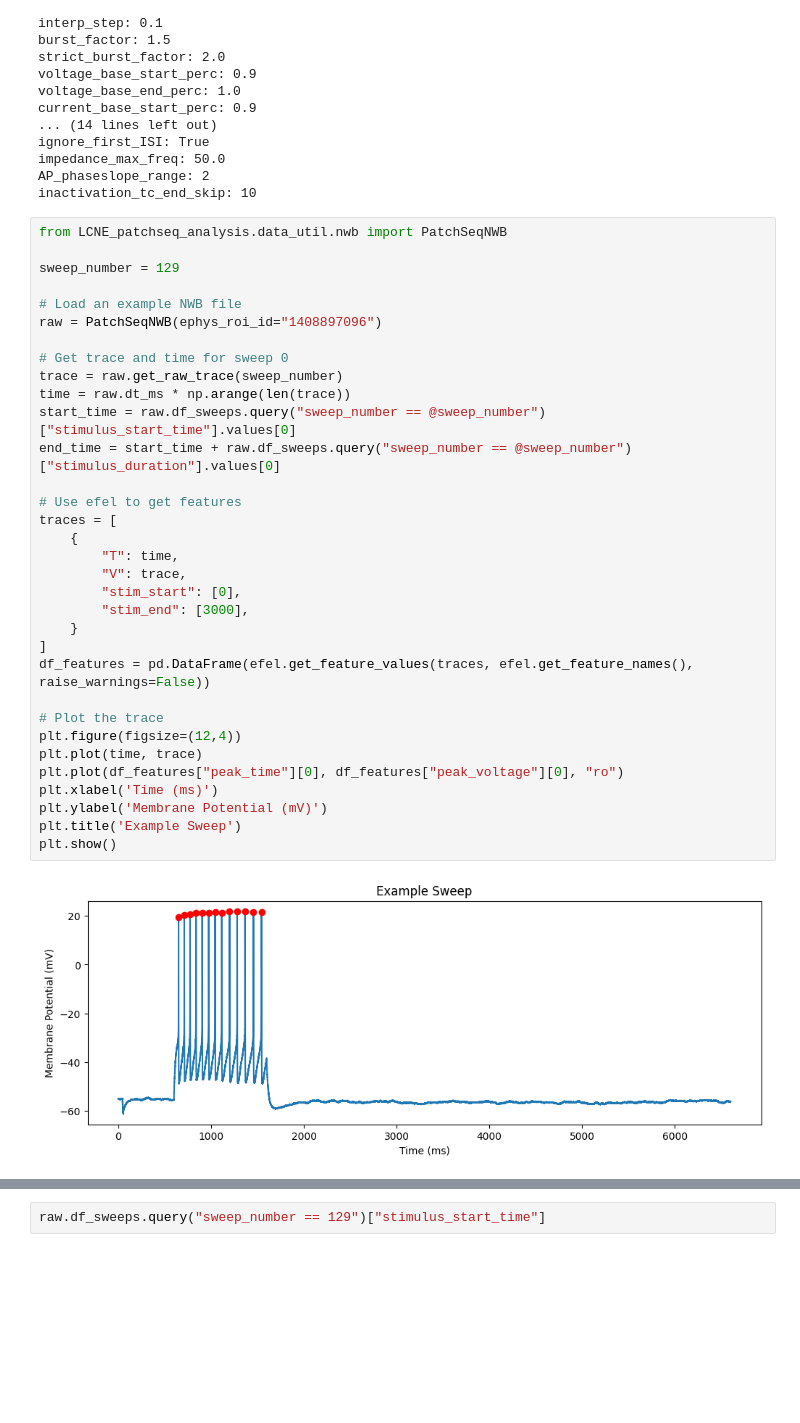
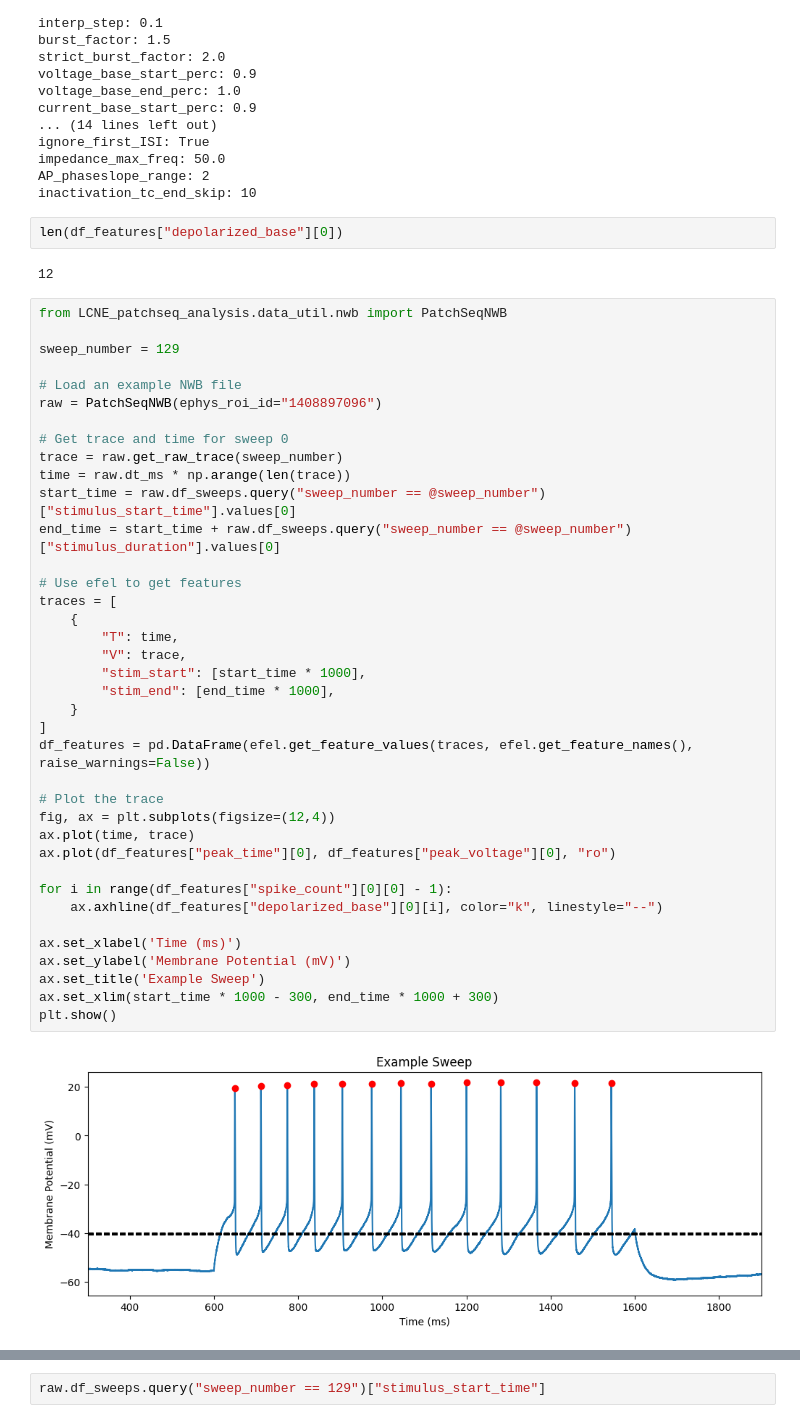
Before and after one commit to AllenNeuralDynamics/LCNE-patchseq-analysis, a Jupyter notebook: notebook/efel.ipynb, the cells around one changed output, grey strips where cells are left out. Drawn from its saved outputs; the diff is of its cells as text; blank space fills up the shorter version.

```diff
--- a/notebook/efel.ipynb
+++ b/notebook/efel.ipynb
@@ -49,38 +49,47 @@ ignore_first_ISI: True
 impedance_max_freq: 50.0
 AP_phaseslope_range: 2
 inactivation_tc_end_skip: 10
+# %%
+len(df_features["depolarized_base"][0])
+# %% [output]
+12
 # %%
 from LCNE_patchseq_analysis.data_util.nwb import PatchSeqNWB
 
 sweep_number = 129
 
 # Load an example NWB file
 raw = PatchSeqNWB(ephys_roi_id="1408897096")
 
 # Get trace and time for sweep 0
 trace = raw.get_raw_trace(sweep_number)
 time = raw.dt_ms * np.arange(len(trace))
 start_time = raw.df_sweeps.query("sweep_number == @sweep_number")["stimulus_start_time"].values[0]
 end_time = start_time + raw.df_sweeps.query("sweep_number == @sweep_number")["stimulus_duration"].values[0]
 
 # Use efel to get features
 traces = [
     {
         "T": time,
         "V": trace,
-        "stim_start": [0],
-        "stim_end": [3000],
+        "stim_start": [start_time * 1000],
+        "stim_end": [end_time * 1000],
     }
 ]
 df_features = pd.DataFrame(efel.get_feature_values(traces, efel.get_feature_names(), raise_warnings=False))
 
 # Plot the trace
-plt.figure(figsize=(12,4))
-plt.plot(time, trace)
-plt.plot(df_features["peak_time"][0], df_features["peak_voltage"][0], "ro")
-plt.xlabel('Time (ms)')
-plt.ylabel('Membrane Potential (mV)')
-plt.title('Example Sweep')
+fig, ax = plt.subplots(figsize=(12,4))
+ax.plot(time, trace)
+ax.plot(df_features["peak_time"][0], df_features["peak_voltage"][0], "ro")
+
+for i in range(df_features["spike_count"][0][0] - 1):
+    ax.axhline(df_features["depolarized_base"][0][i], color="k", linestyle="--")
+
+ax.set_xlabel('Time (ms)')
+ax.set_ylabel('Membrane Potential (mV)')
+ax.set_title('Example Sweep')
+ax.set_xlim(start_time * 1000 - 300, end_time * 1000 + 300)
 plt.show()
 # %% [output]
-[figure, old version]
+[figure, new version]
```
Also changed, not shown: parts of 3 cells of this notebook.
